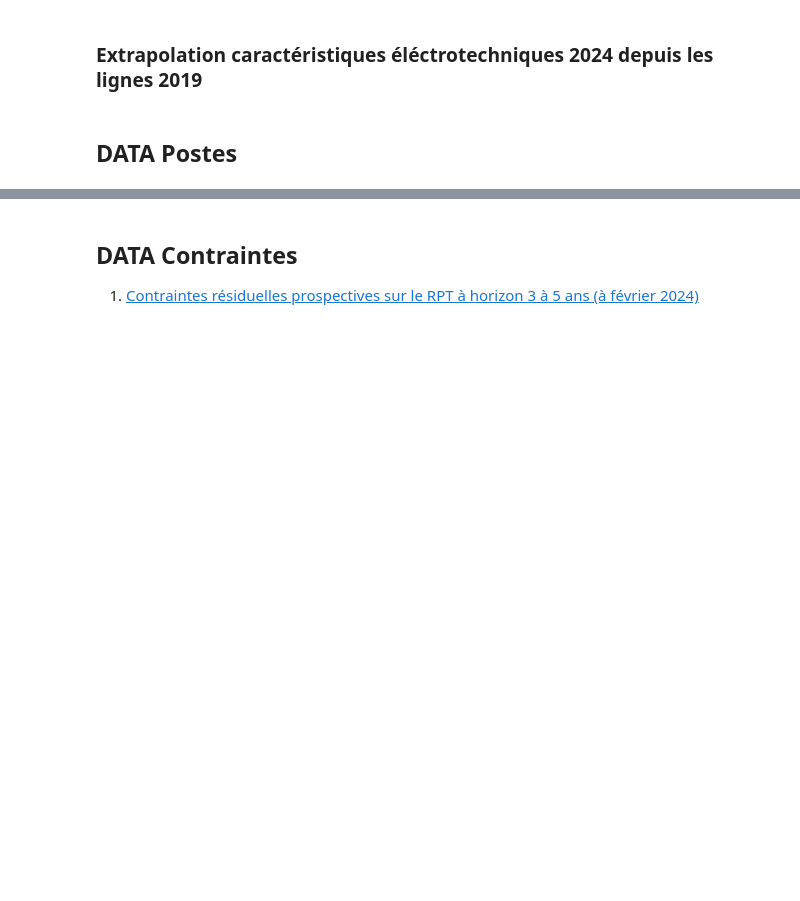
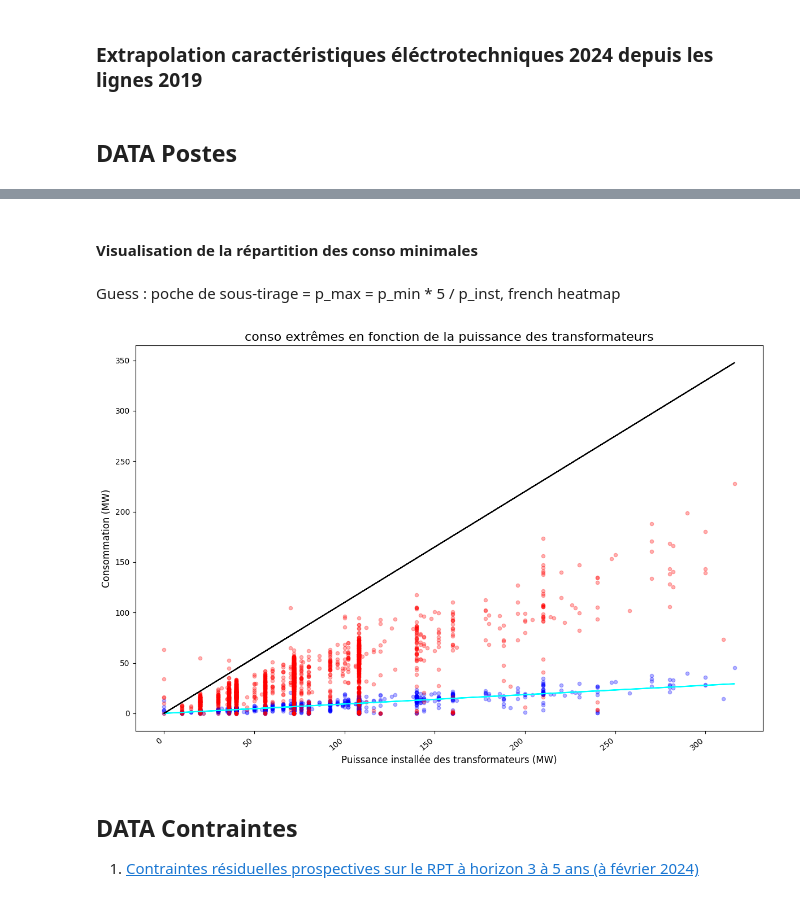
Before and after one commit to MattEclipse/congestion, a Jupyter notebook: notebooks/donnee_reseau.ipynb, the cells around one changed output, grey strips where cells are left out. Cells and saved outputs as stored; diff of their text form; code cells hidden in the pictures; blank space fills up the shorter version.

```diff
--- a/notebooks/donnee_reseau.ipynb
+++ b/notebooks/donnee_reseau.ipynb
@@ -242,5 +248,6 @@ Données :
 # %%
 path_capa = '/Users/matthiasmolenat/repos/congestion/data/CapacitesDAccueil.csv'
-df_capareseau = pd.read_csv(path_capa,delimiter=';',index_col=0)
-df_capareseau.head()
+df_capareseau = pd.read_csv(path_capa,delimiter=';')
+df_capareseau = df_capareseau[df_capareseau.columns[~df_capareseau.columns.str.endswith('.1')]]
+df_capareseau.shape
 # %% [output]
@@ -259,3 +294,46 @@ df_capareseau.shape
+# %% [markdown]
+#### Visualisation de la répartition des conso minimales
+# %% [markdown]
+Guess : poche de sous-tirage = p_max = p_min * 5 / p_inst, french heatmap
+# %%
+X_name = "Puissance cumulee des transformateurs existants"
+Y_name = "Consommation minimale"
+
+df = df_capareseau[[X_name,Y_name]].copy()
+df.dropna(inplace=True)
+
+x = df[X_name]
+y_min = df[Y_name]
+y_max = 5*df[Y_name]
+
+lim_acceptable = 110/100
+
+coefficients = np.polyfit(x, y_min, 1)  # Fit a line: y = mx + c
+m, c = coefficients
+y_fit = m * x + c  # Regression line values
+
+plt.figure(figsize=(12, 8))
+
+plt.scatter(x, y_min,
+            s=20, alpha=0.3, c = 'b', label = 'Conso minimale')
+plt.scatter(x, y_max,
+            s=20, alpha=0.3, c = 'r', label = 'Conso max')
+
+plt.plot(x, y_fit, label=f"Fit: y = {m:.2f}x + {c:.2f}", color="cyan")
+plt.plot(x, lim_acceptable*x, label=f"id", color="black") # 110 %
+
+# Customize the plot
+plt.title(f'conso extrêmes en fonction de la puissance des transformateurs', fontsize=16)
+plt.ylabel('Consommation (MW)', fontsize=12)
+plt.xlabel('Puissance installée des transformateurs (MW)', fontsize=12)
+plt.xticks(rotation=40, ha='right')
+
+plt.tight_layout()
+
+# Display the plot
+plt.show()
+# %% [output]
+[figure, added]
 # %% [markdown]
 ## DATA Contraintes
 
```
Also changed, not shown: parts of 14 cells of this notebook, 2 other files.
